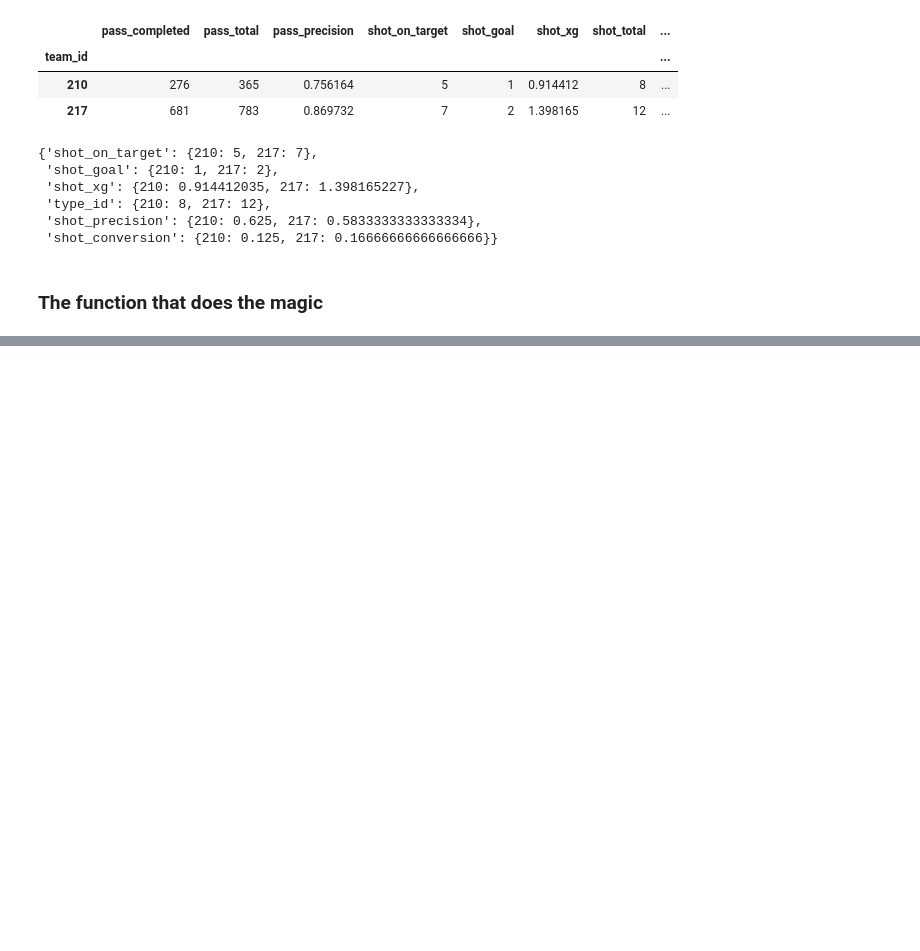
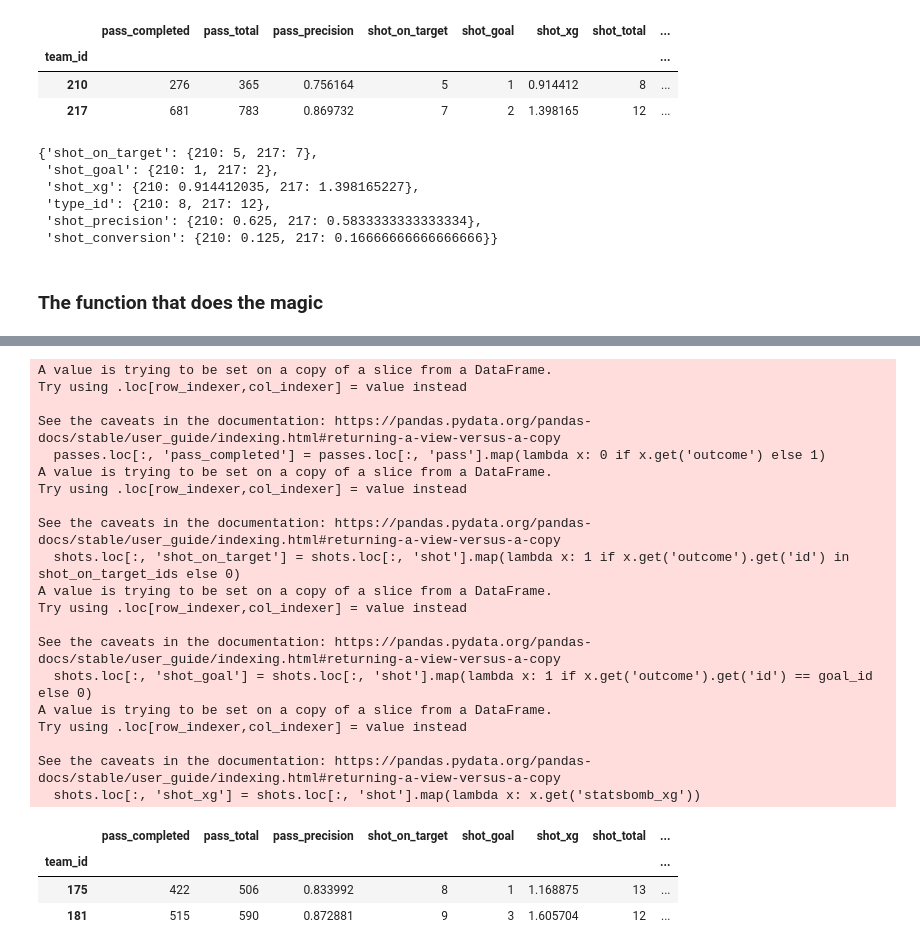
Before and after one commit to jotanavarrete/goalguru, a Jupyter notebook: notebooks/jota_statsbomb_work.ipynb, the cells around one changed output, grey strips where cells are left out. Drawn from its saved outputs; the diff is of its cells as text; code cells hidden in the pictures; blank space fills up the shorter version.

```diff
--- a/notebooks/jota_statsbomb_work.ipynb
+++ b/notebooks/jota_statsbomb_work.ipynb
@@ -329,7 +331,8 @@ def get_events_info(match_id):
   with grouped information (shots and passes)
   '''
   evs = pd.read_json(f'../raw_data/open-data/data/events/{match_id}.json')
-  evs.loc[:, f'{feat}_id'] = evs1.loc[:, feat].map(lambda x: x['id'])
+  evs.loc[:, 'type_id'] = evs.loc[:, 'type'].map(lambda x: x['id'])
+  evs.loc[:, 'team_id'] = evs.loc[:, 'team'].map(lambda x: x['id'])
   # passes analysis
   pass_id = 30
   passes = evs.query(f'type_id == {pass_id}')
@@ -340,7 +343,7 @@ def get_events_info(match_id):
   shot_on_target_ids = [96, 97, 100]
   goal_id = 97
   shot_id = 16
-  shots = evs.query('type_id == {shot_id}')
+  shots = evs.query(f'type_id == {shot_id}')
   # determines if the shot was on target, a goal and adds its xG
   shots.loc[:, 'shot_on_target'] = shots.loc[:, 'shot'].map(lambda x: 1 if x.get('outcome').get('id') in shot_on_target_ids else 0)
   shots.loc[:, 'shot_goal'] = shots.loc[:, 'shot'].map(lambda x: 1 if x.get('outcome').get('id') == goal_id else 0)
@@ -360,0 +393,27 @@ def get_events_info(match_id):
+# %%
+get_events_info(match_test.iloc[0]['match_id'])
+# %% [output]
+A value is trying to be set on a copy of a slice from a DataFrame.
+Try using .loc[row_indexer,col_indexer] = value instead
+
+See the caveats in the documentation: https://pandas.pydata.org/pandas-docs/stable/user_guide/indexing.html#returning-a-view-versus-a-copy
+  passes.loc[:, 'pass_completed'] = passes.loc[:, 'pass'].map(lambda x: 0 if x.get('outcome') else 1)
+A value is trying to be set on a copy of a slice from a DataFrame.
+Try using .loc[row_indexer,col_indexer] = value instead
+
+See the caveats in the documentation: https://pandas.pydata.org/pandas-docs/stable/user_guide/indexing.html#returning-a-view-versus-a-copy
+  shots.loc[:, 'shot_on_target'] = shots.loc[:, 'shot'].map(lambda x: 1 if x.get('outcome').get('id') in shot_on_target_ids else 0)
+A value is trying to be set on a copy of a slice from a DataFrame.
+Try using .loc[row_indexer,col_indexer] = value instead
+
+See the caveats in the documentation: https://pandas.pydata.org/pandas-docs/stable/user_guide/indexing.html#returning-a-view-versus-a-copy
+  shots.loc[:, 'shot_goal'] = shots.loc[:, 'shot'].map(lambda x: 1 if x.get('outcome').get('id') == goal_id else 0)
+A value is trying to be set on a copy of a slice from a DataFrame.
+Try using .loc[row_indexer,col_indexer] = value instead
+
+See the caveats in the documentation: https://pandas.pydata.org/pandas-docs/stable/user_guide/indexing.html#returning-a-view-versus-a-copy
+  shots.loc[:, 'shot_xg'] = shots.loc[:, 'shot'].map(lambda x: x.get('statsbomb_xg'))
+|  | pass_completed | pass_total | pass_precision | shot_on_target | shot_goal | shot_xg | shot_total | ... |
+| team_id |  |  |  |  |  |  |  | ... |
+| 175 | 422 | 506 | 0.833992 | 8 | 1 | 1.168875 | 13 | ... |
+| 181 | 515 | 590 | 0.872881 | 9 | 3 | 1.605704 | 12 | ... |
```
Also changed, not shown: parts of 4 cells of this notebook.
